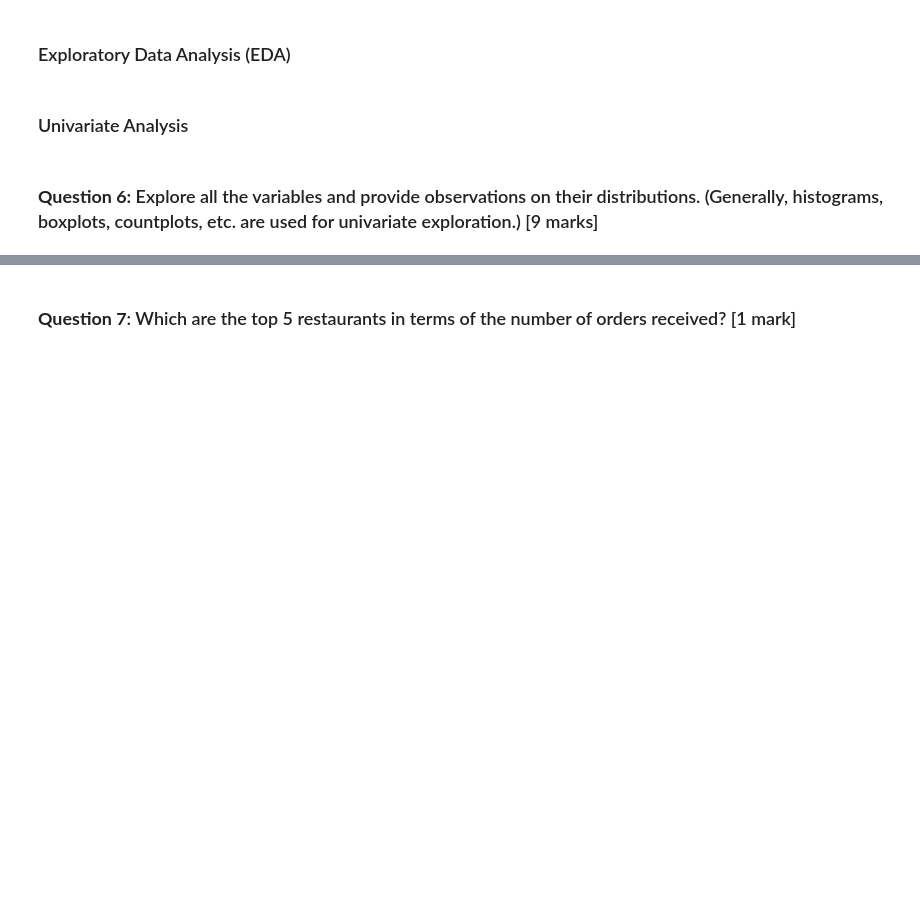
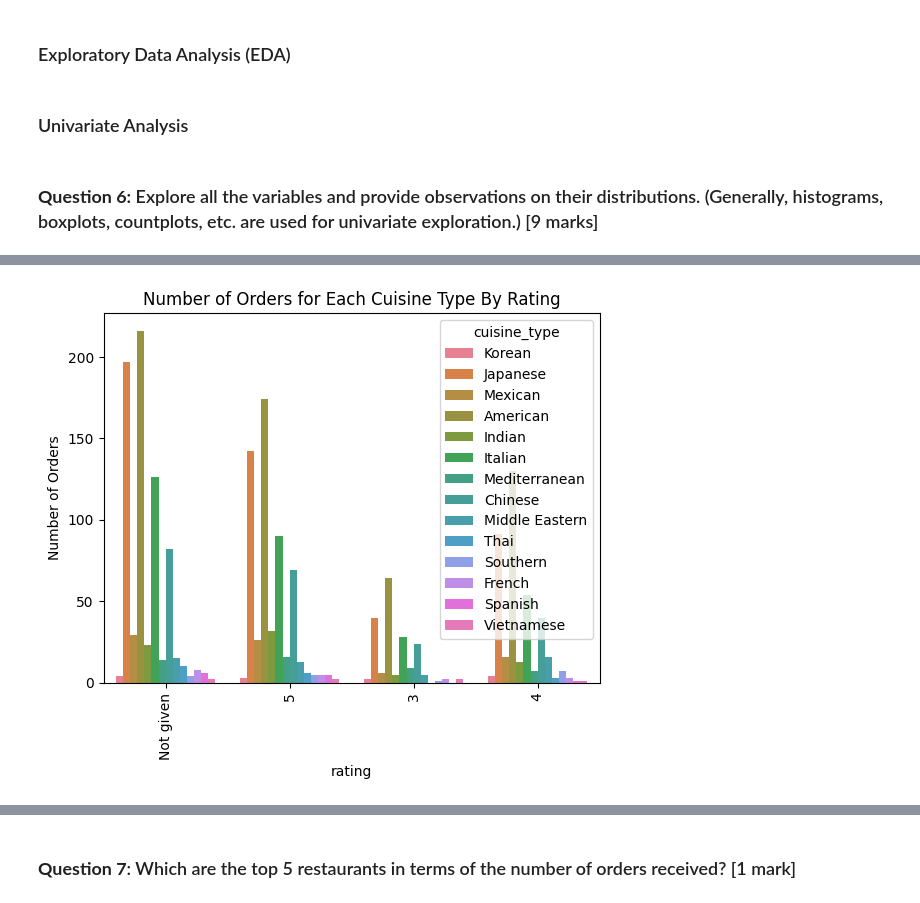
Before and after one commit to elijahcw/MIT_Data_Science_Course, a Jupyter notebook: Exercises/FDS_Project_LearnerNotebook_FullCode.ipynb, the cells around one changed output, grey strips where cells are left out. Cells and saved outputs as stored; diff of their text form; code cells hidden in the pictures; blank space fills up the shorter version.

```diff
--- a/Exercises/FDS_Project_LearnerNotebook_FullCode.ipynb
+++ b/Exercises/FDS_Project_LearnerNotebook_FullCode.ipynb
@@ -198,0 +219,9 @@ Average Food Preparation Time:  27 minutes
+# %%
+# Observe Ratings Distribution differentiated by Cuisine Type
+sns.countplot(x='rating', hue='cuisine_type', data=data)
+plt.title('Number of Orders for Each Cuisine Type By Rating')
+plt.ylabel('Number of Orders')
+plt.xticks(rotation=90)
+plt.show()
+# %% [output]
+[figure, added]
```
Also changed, not shown: parts of 40 cells of this notebook, 2 other files.
